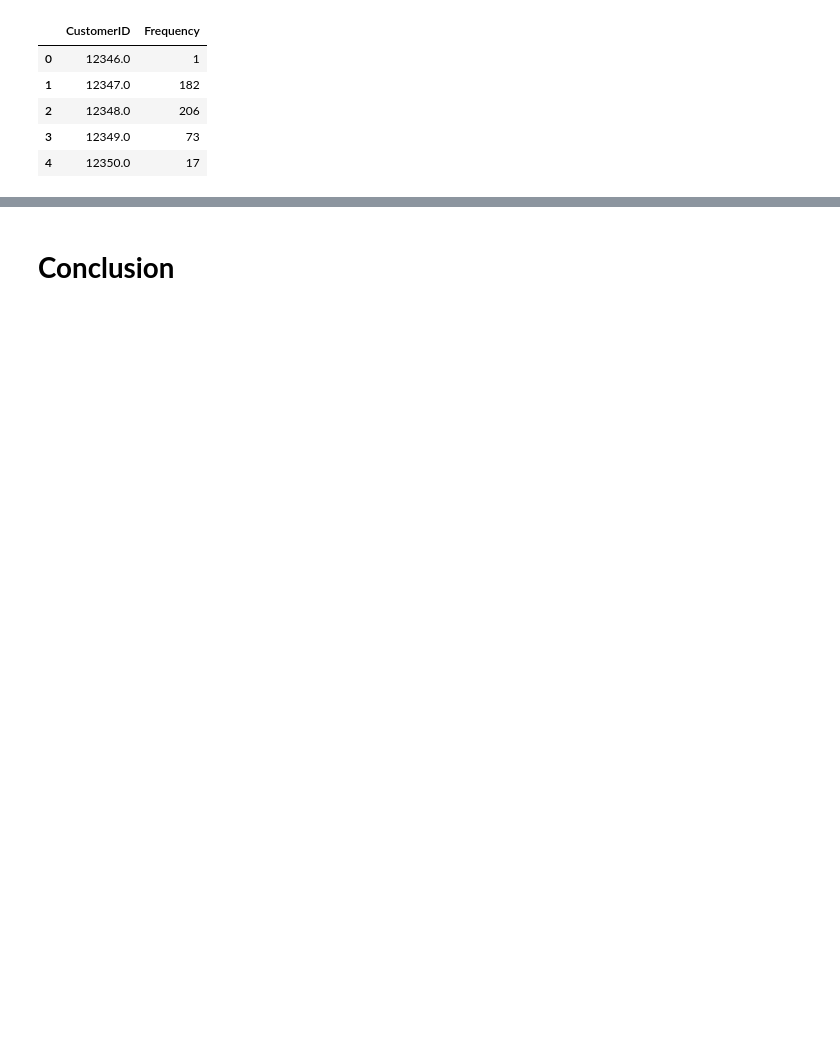
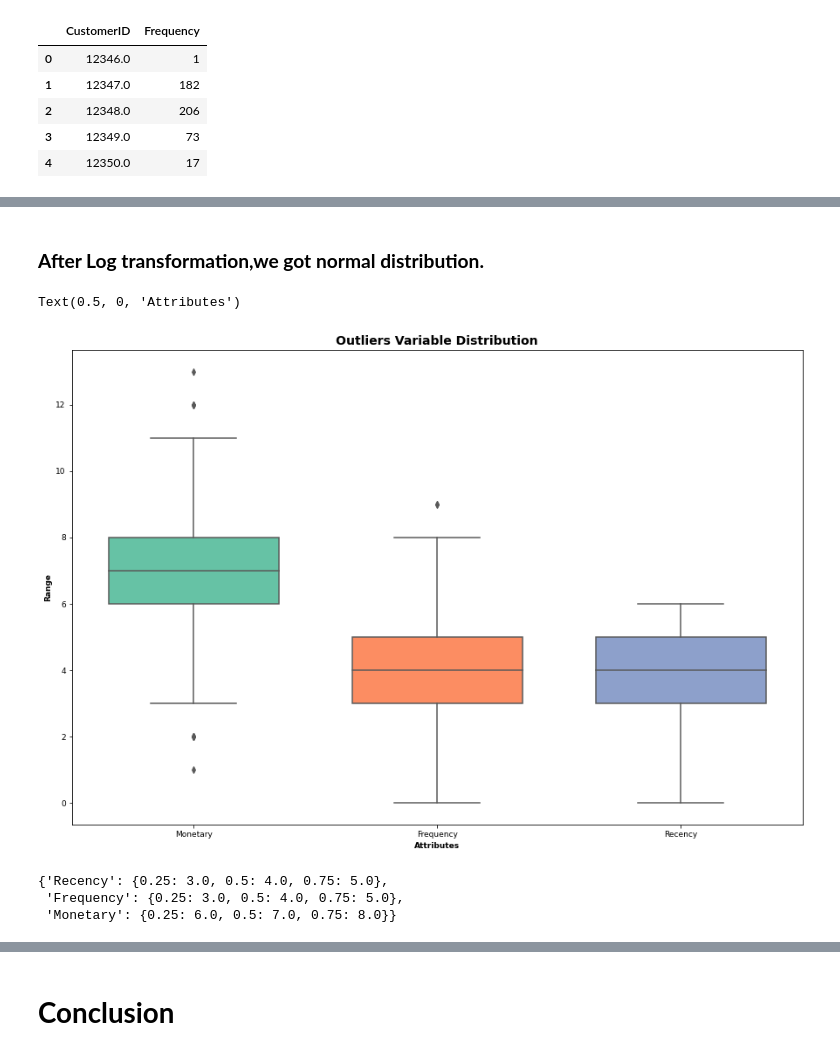
Before and after one commit to preetikhullbe/Online-retail-customer-segmentation, a Jupyter notebook: Online_retail_customer_segmentation.ipynb, the cells around one changed output, grey strips where cells are left out. Cells and saved outputs as stored; diff of their text form; code cells hidden in the pictures; blank space fills up the shorter version.

```diff
--- a/Online_retail_customer_segmentation.ipynb
+++ b/Online_retail_customer_segmentation.ipynb
@@ -822,0 +960,21 @@ rfm.head(10)
+# %% [markdown]
+### **After Log transformation,we got normal distribution.**
+# %%
+attributes = ['Monetary','Frequency','Recency']
+plt.rcParams['figure.figsize'] = [15,10]
+sns.boxplot(data = RFM[attributes], orient="v", palette="Set2" ,whis=1.5,saturation=1, width=0.7)
+plt.title("Outliers Variable Distribution", fontsize = 14, fontweight = 'bold')
+plt.ylabel("Range", fontweight = 'bold')
+plt.xlabel("Attributes", fontweight = 'bold')
+# %% [output]
+Text(0.5, 0, 'Attributes')
+[figure, added]
+# %%
+# Split the data into four segment using Quantile
+quantile = RFM.quantile(q = [0.25,0.50,0.75])
+quantile = quantile.to_dict()
+quantile
+# %% [output]
+{'Recency': {0.25: 3.0, 0.5: 4.0, 0.75: 5.0},
+ 'Frequency': {0.25: 3.0, 0.5: 4.0, 0.75: 5.0},
+ 'Monetary': {0.25: 6.0, 0.5: 7.0, 0.75: 8.0}}
```
Also changed, not shown: parts of 55 cells of this notebook.
